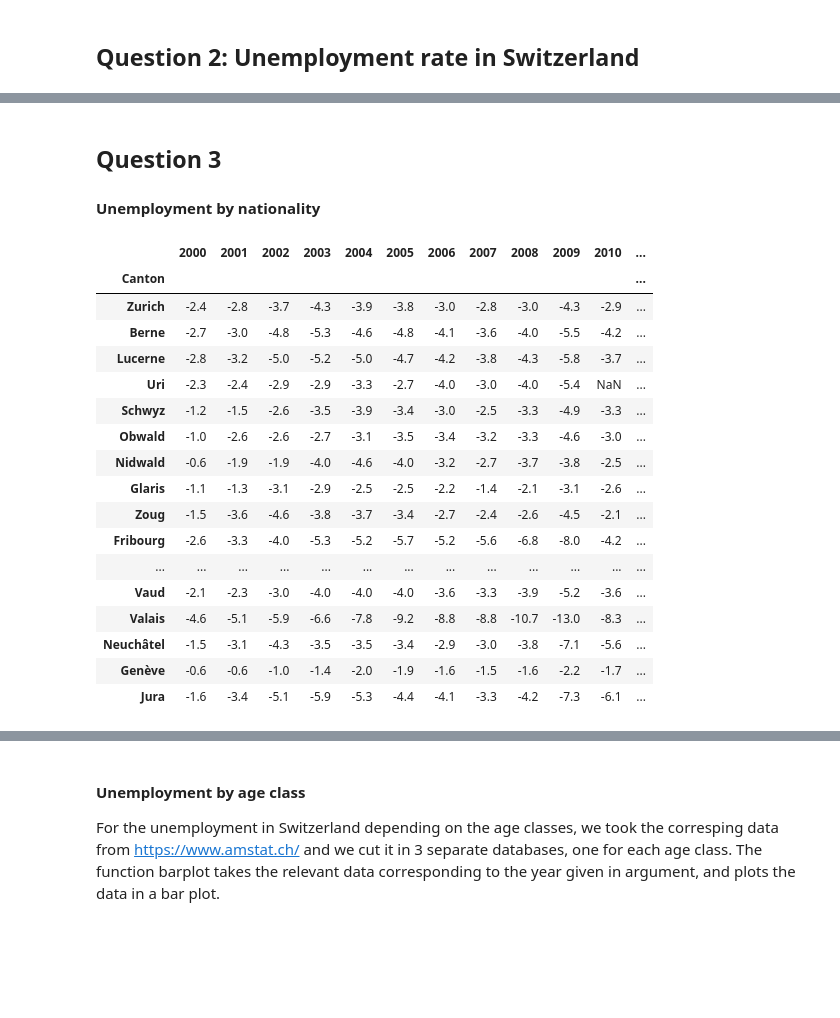
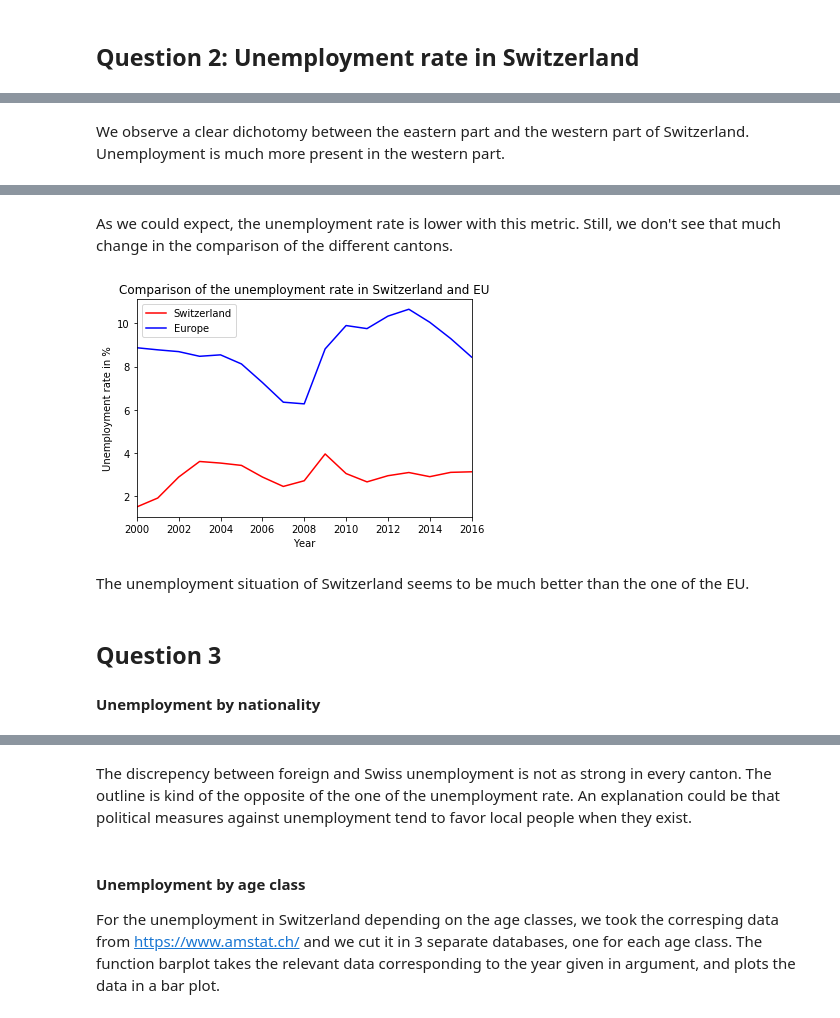
Before and after one commit to Redouane-Elghazi/ADA_ENPantouFLeS, a Jupyter notebook: HW3/HW3.ipynb, the cells around one changed output, grey strips where cells are left out. Drawn from its saved outputs; the diff is of its cells as text; code cells hidden in the pictures; blank space fills up the shorter version.

Commit message:
Proofread + tiny analysis + forgotten questions
The title says it all. Have a good reading <3

```diff
--- a/HW3/HW3.ipynb
+++ b/HW3/HW3.ipynb
@@ -93,6 +85,10 @@ def unemployment_map(year) :
 unemployment_map(2011)
 # %% [output]
 [interactive output not drawn]
+# %%
+#We compute the database of the means to compare it with Switzerland,
+# we use it in question 2 as we don't have Switzerland's data yet
+europe_mean = europe_db.groupby("TIME").mean()
 # %% [markdown]
 ## Question 2: Unemployment rate in Switzerland
 # %%
@@ -189,10 +187,31 @@ def unemployment_ch_map(year,ch_db,extra_color=False) :
 unemployment_ch_map(2016,swiss_asking)
 # %% [output]
 [interactive output not drawn]
+# %% [markdown]
+We observe a clear dichotomy between the eastern part and the western part of Switzerland. Unemployment is much more present in the western part.
 # %%
 unemployment_ch_map(2016,swiss_db_0)
 # %% [output]
 [interactive output not drawn]
+# %% [markdown]
+As we could expect, the unemployment rate is lower with this metric. Still, we don't see that much change in the comparison of the different cantons.
+# %%
+#We now compare Switzerland's data with European data that we computed earlier
+swiss_mean = swiss_db_0.mean()
+swiss_mean.index.name = "TIME"
+ch_eu_db = pd.concat([swiss_mean.to_frame(), europe_mean])
+ch_eu_db = ch_eu_db.reset_index()
+ch_eu_db = ch_eu_db.apply(pd.to_numeric)
+ch_eu_db = ch_eu_db.groupby('TIME').mean()
+ch_eu_db.index.name = "Year"
+ch_eu_db.columns = ['Switzerland', 'Europe']
+ch_eu_plt = ch_eu_db.plot(title="Comparison of the unemployment rate in Switzerland and EU", color=['red', 'blue'])
+ch_eu_plt.set_ylabel("Unemployment rate in %")
+plt.show()
+# %% [output]
+[figure, added]
+# %% [markdown]
+The unemployment situation of Switzerland seems to be much better than the one of the EU.
 # %% [markdown]
 ## Question 3
 
@@ -210,31 +229,15 @@ swiss_euro = swiss_nat_db[swiss_nat_db['Nationalité'] == "Etrangers"].set_index
 swiss_native = swiss_native.apply(pd.to_numeric)
 swiss_euro = swiss_euro.applymap(lambda x: float(x) if '...' != x else np.nan)
 
-swiss_diff = swiss_native - swiss_euro
-swiss_diff
+#We took the ratio between the two values as it seems more representative than the difference
+swiss_diff =  swiss_euro / swiss_native
+#swiss_diff
-# %% [output]
-|  | 2000 | 2001 | 2002 | 2003 | 2004 | 2005 | 2006 | 2007 | 2008 | 2009 | 2010 | ... |
-| Canton |  |  |  |  |  |  |  |  |  |  |  | ... |
-| Zurich | -2.4 | -2.8 | -3.7 | -4.3 | -3.9 | -3.8 | -3.0 | -2.8 | -3.0 | -4.3 | -2.9 | ... |
-| Berne | -2.7 | -3.0 | -4.8 | -5.3 | -4.6 | -4.8 | -4.1 | -3.6 | -4.0 | -5.5 | -4.2 | ... |
-| Lucerne | -2.8 | -3.2 | -5.0 | -5.2 | -5.0 | -4.7 | -4.2 | -3.8 | -4.3 | -5.8 | -3.7 | ... |
-| Uri | -2.3 | -2.4 | -2.9 | -2.9 | -3.3 | -2.7 | -4.0 | -3.0 | -4.0 | -5.4 | NaN | ... |
-| Schwyz | -1.2 | -1.5 | -2.6 | -3.5 | -3.9 | -3.4 | -3.0 | -2.5 | -3.3 | -4.9 | -3.3 | ... |
-| Obwald | -1.0 | -2.6 | -2.6 | -2.7 | -3.1 | -3.5 | -3.4 | -3.2 | -3.3 | -4.6 | -3.0 | ... |
-| Nidwald | -0.6 | -1.9 | -1.9 | -4.0 | -4.6 | -4.0 | -3.2 | -2.7 | -3.7 | -3.8 | -2.5 | ... |
-| Glaris | -1.1 | -1.3 | -3.1 | -2.9 | -2.5 | -2.5 | -2.2 | -1.4 | -2.1 | -3.1 | -2.6 | ... |
-| Zoug | -1.5 | -3.6 | -4.6 | -3.8 | -3.7 | -3.4 | -2.7 | -2.4 | -2.6 | -4.5 | -2.1 | ... |
-| Fribourg | -2.6 | -3.3 | -4.0 | -5.3 | -5.2 | -5.7 | -5.2 | -5.6 | -6.8 | -8.0 | -4.2 | ... |
-| ... | ... | ... | ... | ... | ... | ... | ... | ... | ... | ... | ... | ... |
-| Vaud | -2.1 | -2.3 | -3.0 | -4.0 | -4.0 | -4.0 | -3.6 | -3.3 | -3.9 | -5.2 | -3.6 | ... |
-| Valais | -4.6 | -5.1 | -5.9 | -6.6 | -7.8 | -9.2 | -8.8 | -8.8 | -10.7 | -13.0 | -8.3 | ... |
-| Neuchâtel | -1.5 | -3.1 | -4.3 | -3.5 | -3.5 | -3.4 | -2.9 | -3.0 | -3.8 | -7.1 | -5.6 | ... |
-| Genève | -0.6 | -0.6 | -1.0 | -1.4 | -2.0 | -1.9 | -1.6 | -1.5 | -1.6 | -2.2 | -1.7 | ... |
-| Jura | -1.6 | -3.4 | -5.1 | -5.9 | -5.3 | -4.4 | -4.1 | -3.3 | -4.2 | -7.3 | -6.1 | ... |
 # %%
 unemployment_ch_map(2016,swiss_diff,True)
 # %% [output]
 [interactive output not drawn]
+# %% [markdown]
+The discrepency between foreign and Swiss unemployment is not as strong in every canton. The outline is kind of the opposite of the one of the unemployment rate. An explanation could be that political measures against unemployment tend to favor local people when they exist.
 # %% [markdown]
 #### Unemployment by age class
 
```
Also changed, not shown: parts of 7 cells of this notebook.
